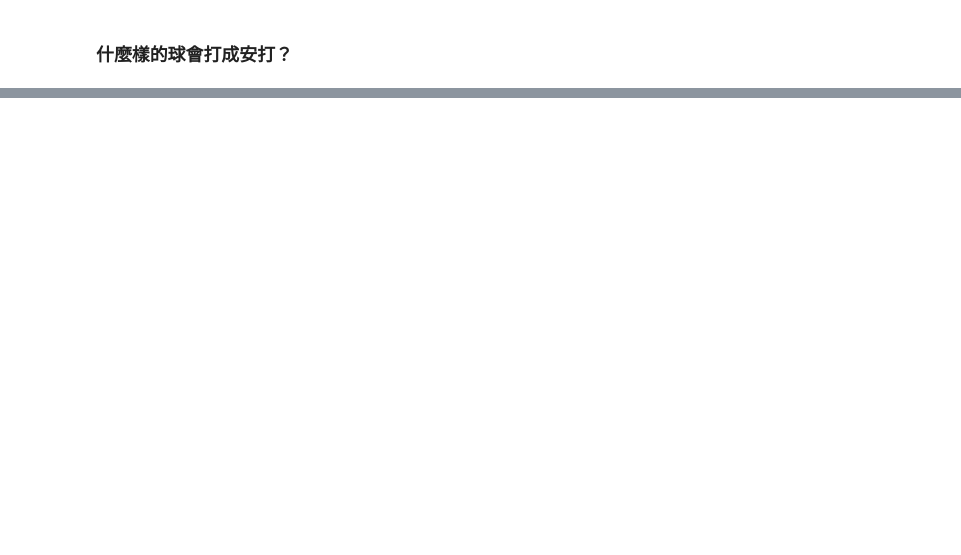
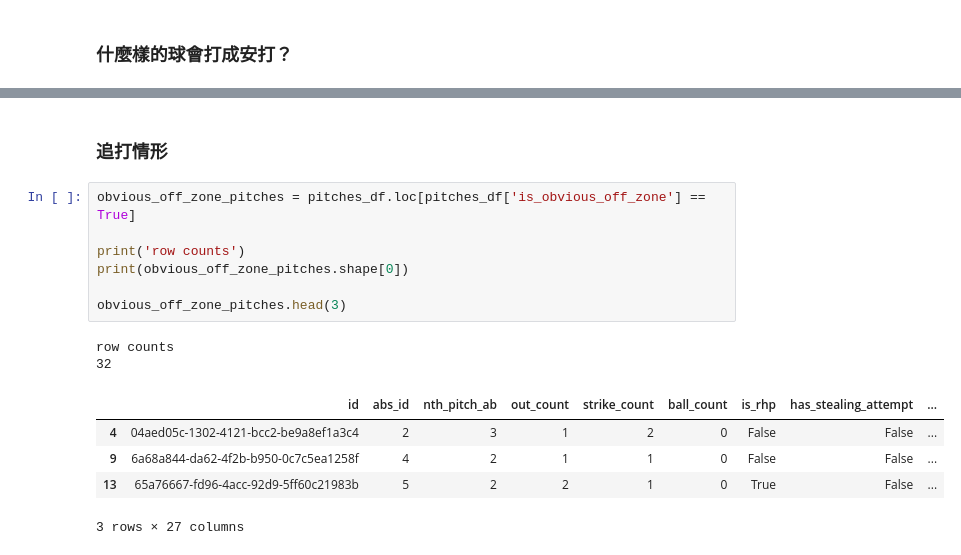
Before and after one commit to Shiou-Ju/jose-ramos-panama-batting, a Jupyter notebook: analysis/plate_preference.ipynb, the cells around one changed output, grey strips where cells are left out. Saved outputs shown, nothing was run; the diff lists cells and outputs as text; blank space fills up the shorter version.

```diff
--- a/analysis/plate_preference.ipynb
+++ b/analysis/plate_preference.ipynb
@@ -26,0 +243,17 @@ Index(['id', 'abs_id', 'nth_pitch_ab', 'out_count', 'strike_count',
+# %% [markdown]
+### 追打情形
+# %%
+obvious_off_zone_pitches = pitches_df.loc[pitches_df['is_obvious_off_zone'] == True]
+
+print('row counts')
+print(obvious_off_zone_pitches.shape[0])
+
+obvious_off_zone_pitches.head(3)
+# %% [output]
+row counts
+32
+|  | id | abs_id | nth_pitch_ab | out_count | strike_count | ball_count | is_rhp | has_stealing_attempt | ... |
+| 4 | 04aed05c-1302-4121-bcc2-be9a8ef1a3c4 | 2 | 3 | 1 | 2 | 0 | False | False | ... |
+| 9 | 6a68a844-da62-4f2b-b950-0c7c5ea1258f | 4 | 2 | 1 | 1 | 0 | False | False | ... |
+| 13 | 65a76667-fd96-4acc-92d9-5ff60c21983b | 5 | 2 | 2 | 1 | 0 | True | False | ... |
+3 rows × 27 columns
```
Also changed, not shown: parts of 15 cells of this notebook, 1 other file.
